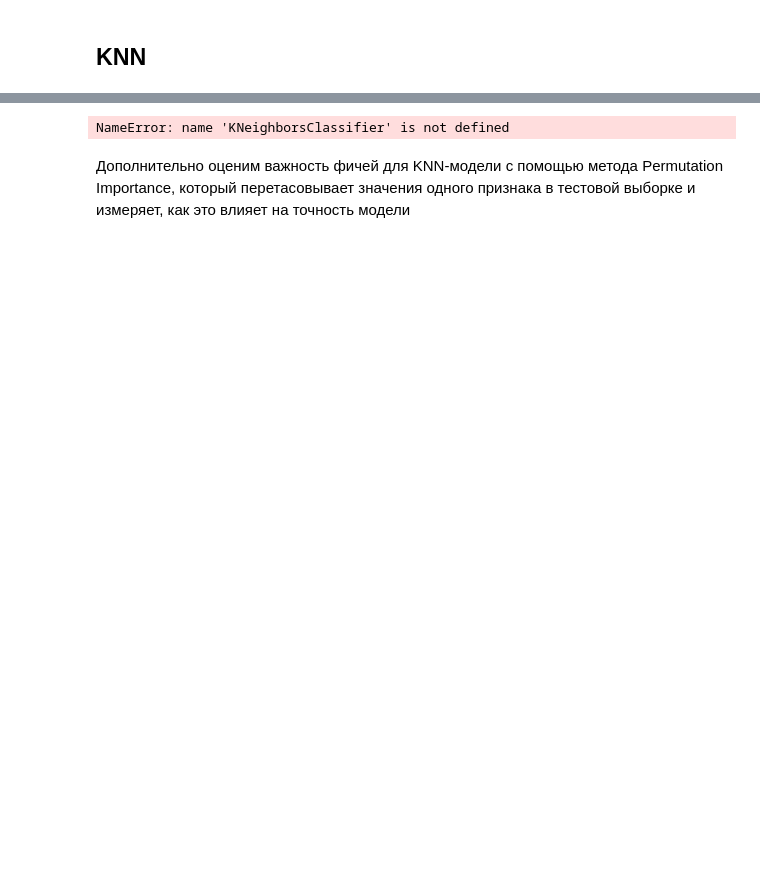
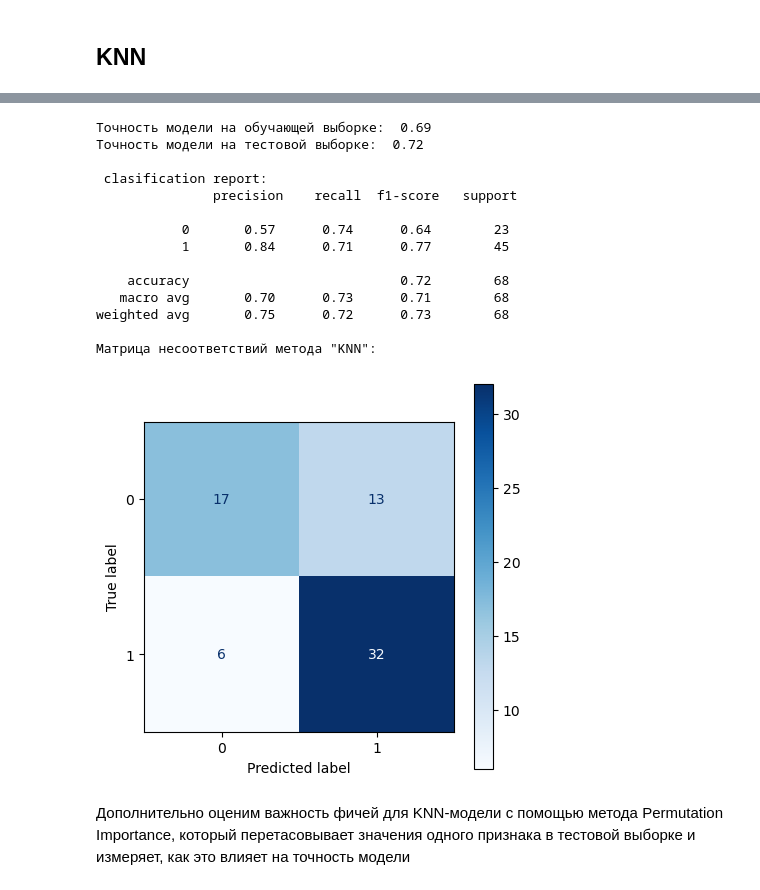
Before and after one commit to Koldim2001/ML_DL_research_VECG, a Jupyter notebook: ML_features/train_ml_all_data.ipynb, the cells around one changed output, grey strips where cells are left out. Saved outputs shown, nothing was run; the diff lists cells and outputs as text; code cells hidden in the pictures; blank space fills up the shorter version.

Commit message:
report of research

```diff
--- a/ML_features/train_ml_all_data.ipynb
+++ b/ML_features/train_ml_all_data.ipynb
@@ -331,21 +384,35 @@ NameError: name 'KNeighborsClassifier' is not defined
 # %%
-KNN_model = KNeighborsClassifier(n_neighbors = 7)
+KNN_model = KNeighborsClassifier(n_neighbors = 13)
 KNN_model.fit(X_train, y_train)
 KNN_prediction = KNN_model.predict(X_test)
 
 KNN_train_accuracy = KNN_model.score(X_train, y_train)
 KNN_test_accuracy = KNN_model.score(X_test, y_test)
 print ('Точность модели на обучающей выборке: ', round (KNN_train_accuracy, 2))
 print ('Точность модели на тестовой выборке: ', round (KNN_test_accuracy, 2))
 
 print ('\n clasification report:\n', classification_report(y_test, KNN_model.predict(X_test)))
 
 fig, ax = plt.subplots(figsize=(5, 5))
 print('Матрица несоответствий метода "KNN":')
 disp = ConfusionMatrixDisplay(confusion_matrix(KNN_prediction, y_test))
 disp.plot(cmap = 'Blues', ax=ax);
 # %% [output]
-NameError: name 'KNeighborsClassifier' is not defined
+Точность модели на обучающей выборке:  0.69
+Точность модели на тестовой выборке:  0.72
+
+ clasification report:
+               precision    recall  f1-score   support
+
+           0       0.57      0.74      0.64        23
+           1       0.84      0.71      0.77        45
+
+    accuracy                           0.72        68
+   macro avg       0.70      0.73      0.71        68
+weighted avg       0.75      0.72      0.73        68
+
+Матрица несоответствий метода "KNN":
+[figure, added]
 # %% [markdown]
 Дополнительно оценим важность фичей для KNN-модели с помощью метода Permutation Importance, который перетасовывает значения одного признака в тестовой выборке и измеряет, как это влияет на точность модели
 # %%
```
Also changed, not shown: parts of 25 cells of this notebook.
